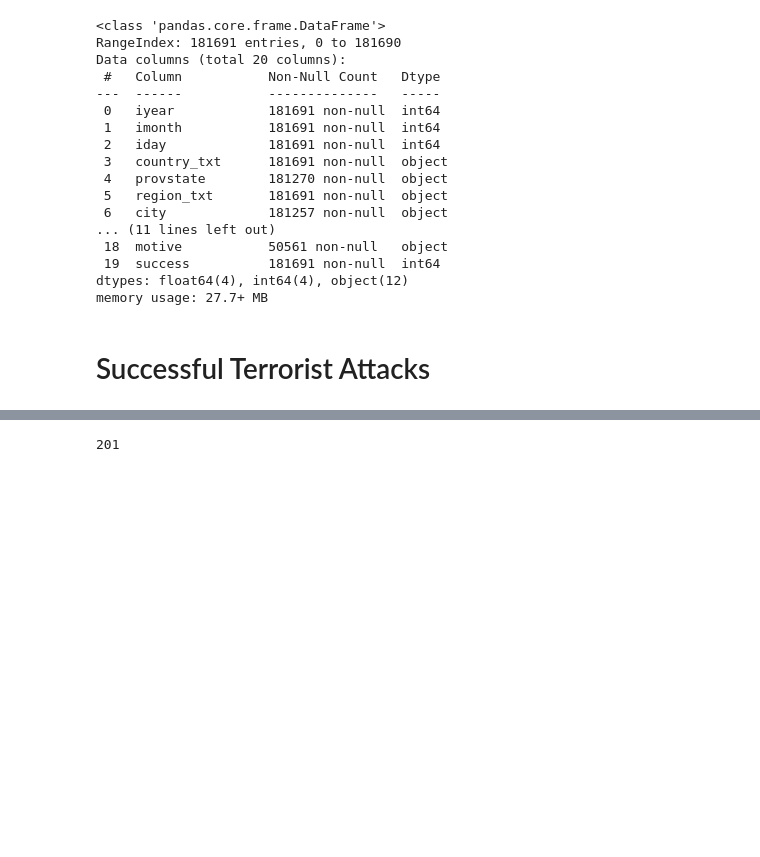
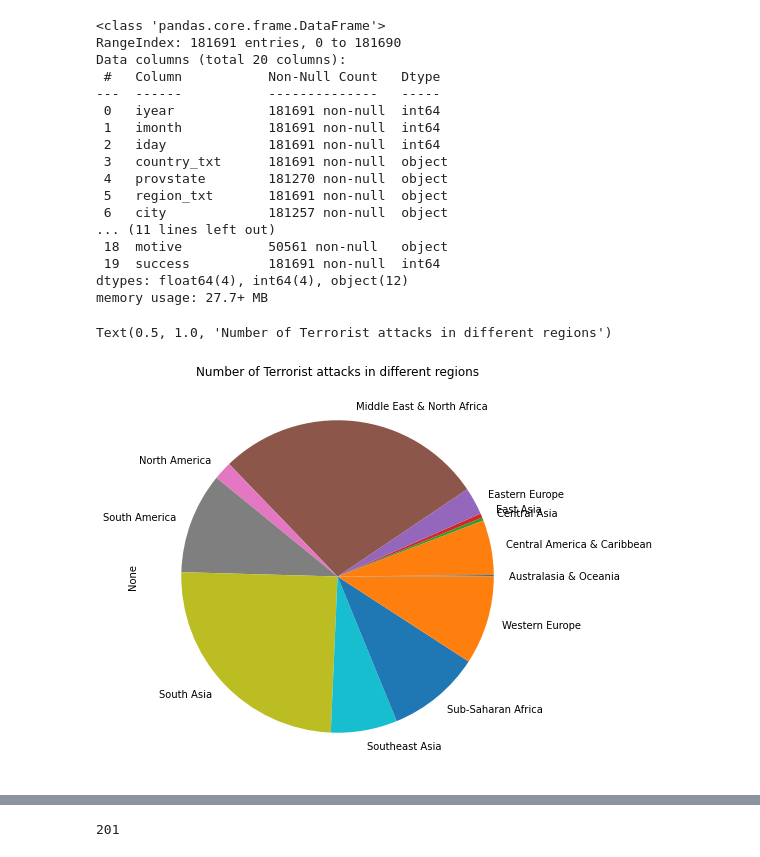
Before and after one commit to DhruvDarda/GRIP_intern_task, a Jupyter notebook: Task4_GlobalTerrorism_EDA.ipynb, the cells around one changed output, grey strips where cells are left out. Cells and saved outputs as stored; diff of their text form; code cells hidden in the pictures; blank space fills up the shorter version.

```diff
--- a/Task4_GlobalTerrorism_EDA.ipynb
+++ b/Task4_GlobalTerrorism_EDA.ipynb
@@ -149,2 +143,0 @@ gt_f = gt[gt.success == 0]
-# %% [markdown]
-# Successful Terrorist Attacks
@@ -150,0 +149,7 @@ gt_f = gt[gt.success == 0]
+# %%
+df = gt.groupby(['region_txt']).size()#.unstack(fill_value=0)
+df.plot.pie(subplots=True,figsize=(7, 10))
+plt.title('Number of Terrorist attacks in different regions')
+# %% [output]
+Text(0.5, 1.0, 'Number of Terrorist attacks in different regions')
+[figure, added]
```
Also changed, not shown: parts of 25 cells of this notebook.
